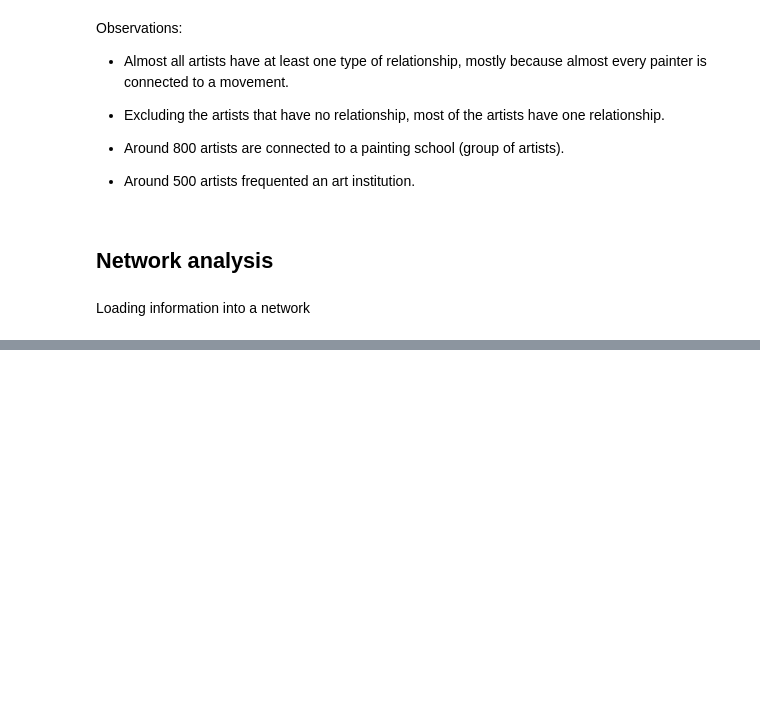
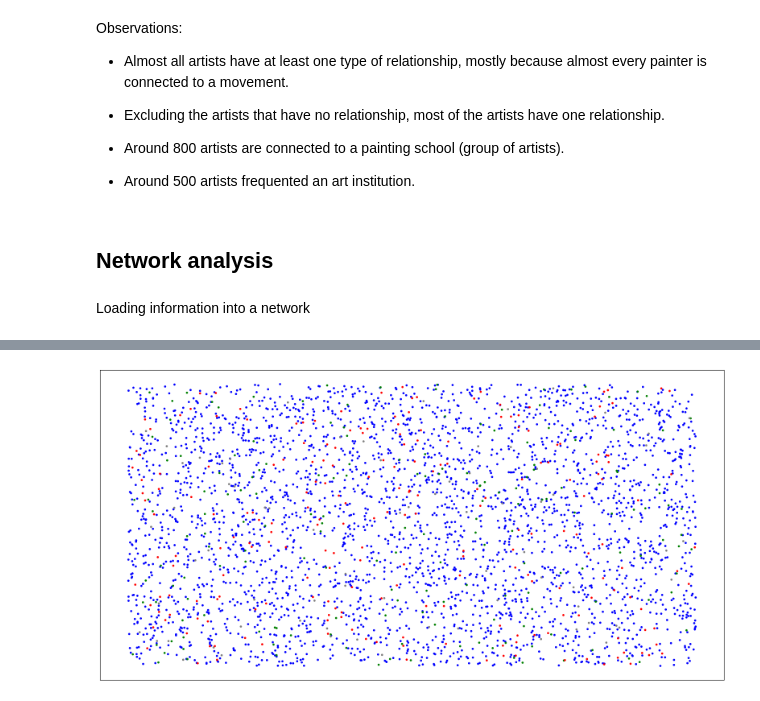
Before and after one commit to mariamaOlive/wikiart_network_analysis, a Jupyter notebook: miniproject_3.ipynb, the cells around one changed output, grey strips where cells are left out. Cells and saved outputs as stored; diff of their text form; code cells hidden in the pictures; blank space fills up the shorter version.

Commit message:
Adding network analysis

```diff
--- a/miniproject_3.ipynb
+++ b/miniproject_3.ipynb
@@ -344,0 +636,3 @@ nx.draw_networkx(G, node_color=color_map, with_labels = True)
+# %%
+pagerank_scores = nx.pagerank(G)
+nx.set_node_attributes(G, pagerank_scores, 'pagerank')
@@ -344,0 +643,5 @@ nx.draw_networkx(G, node_color=color_map, with_labels = True)
+# %%
+ftr_nodes_type = [node for node, data in G.nodes(data=True) if data.get("type") == "artist"]
+subgraph = G.subgraph(ftr_nodes_type)
+community = nx.community.louvain_communities(subgraph, seed=123)
+len(community)
@@ -344,0 +667,11 @@ nx.draw_networkx(G, node_color=color_map, with_labels = True)
+# %%
+# Add community labels as node attributes to all graph
+# community = nx.community.louvain_communities(G, seed=123)
+# Create a dictionary mapping each node to a community
+dic_comm = {}
+for idx, comm in enumerate(community):
+    for element in comm:
+        dic_comm[element] = idx
+
+# Add community index as node attributes
+nx.set_node_attributes(G, dic_comm, 'community')
@@ -344,0 +695,14 @@ nx.draw_networkx(G, node_color=color_map, with_labels = True)
+# %%
+# G = nx.complete_graph(4)
+# pos = nx.nx_pydot.graphviz_layout(G)
+color_map = []
+for node in G.nodes():
+    if len(node) > 0:
+        color_map.append(G.nodes[node]['color'])
+
+fig, ax = plt.subplots(figsize=(20, 10))
+pos = nx.random_layout(G, seed=1)
+nodes = nx.draw_networkx_nodes(G, pos, node_size=8, node_color= color_map)
+plt.show()
+# %% [output]
+[figure, added]
```
Also changed, not shown: parts of 54 cells of this notebook, 8 other files.
